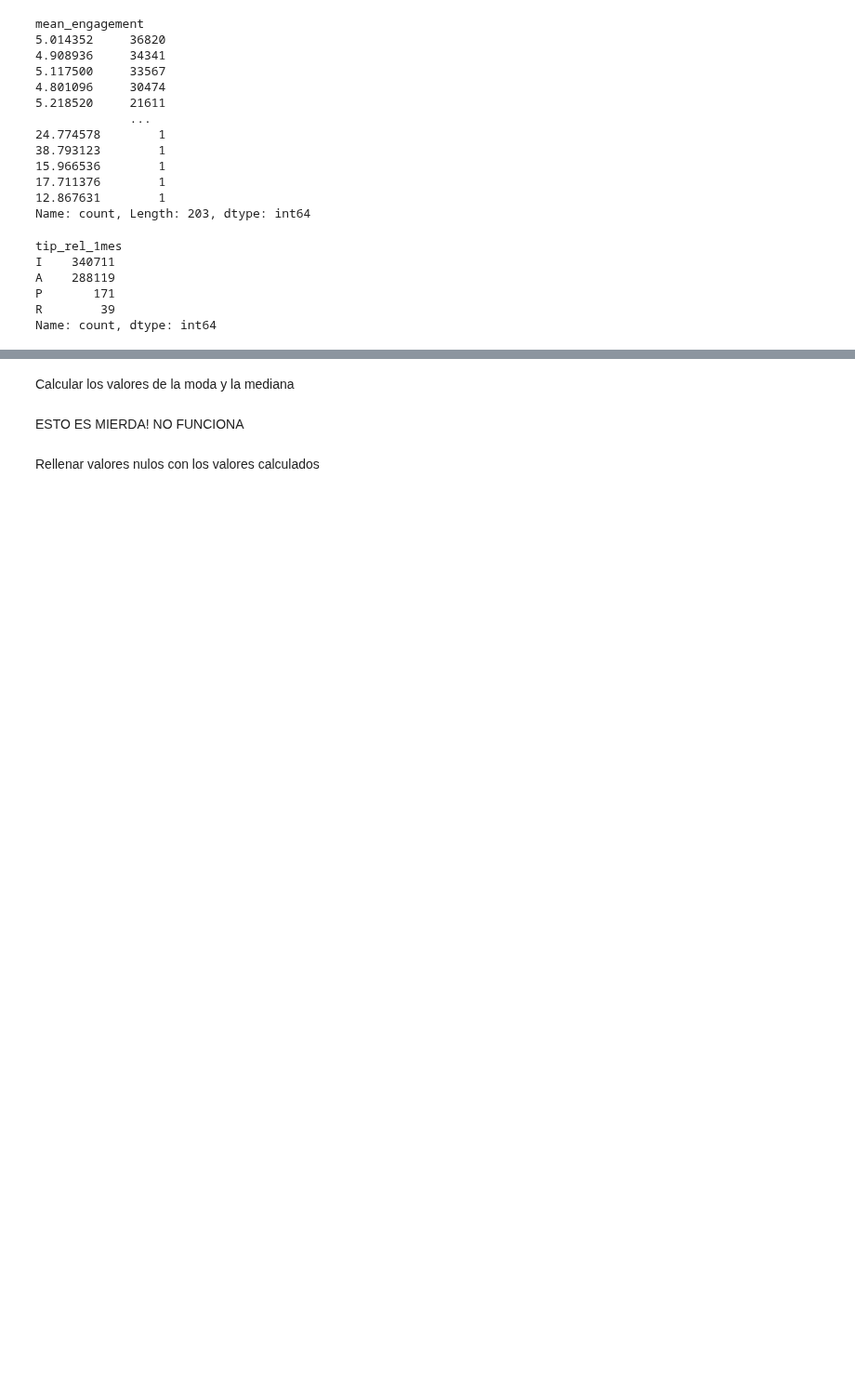
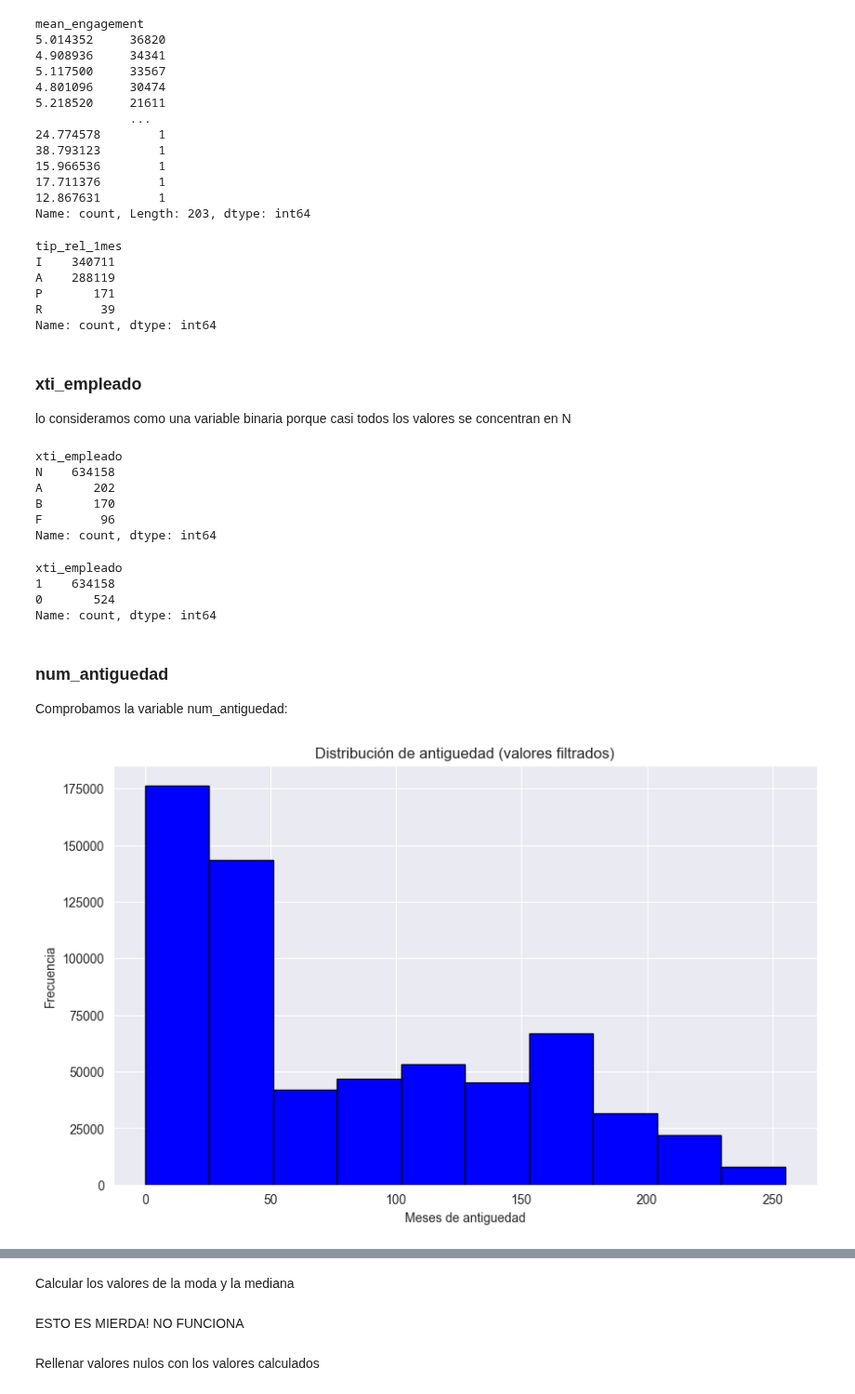
Before and after one commit to pepelopelope/Banking-Product-Recommendations-ML-Project, a Jupyter notebook: Codigo.ipynb, the cells around one changed output, grey strips where cells are left out. Shown at 93% size. Saved outputs shown, nothing was run; the diff lists cells and outputs as text; code cells hidden in the pictures; blank space fills up the shorter version.

```diff
--- a/Codigo.ipynb
+++ b/Codigo.ipynb
@@ -279,3 +303,5 @@ dataset.drop(columns=['fec_ult_cli_1t'], inplace=True)
+# %%
+dataset['xti_rel_1mes'] = pd.to_numeric(dataset['xti_rel_1mes'], errors='coerce')
 # %%
 dataset['xti_rel_1mes'].value_counts()
 # %% [output]
@@ -286,3 +312,6 @@ xti_rel_1mes
 0.0        39
 4.0        13
 Name: count, dtype: int64
+# %%
+dataset['xti_rel_1mes'] = dataset['xti_rel_1mes'].apply(lambda x: 1 if x == 1 else 0)
+dataset['xti_rel_1mes'].value_counts()
@@ -311,3 +349,40 @@ A    288119
 P       171
 R        39
 Name: count, dtype: int64
+# %% [markdown]
+
+### xti_empleado
+lo consideramos como una variable binaria porque casi todos los valores se concentran en N
+# %%
+dataset['xti_empleado'].value_counts()
+# %% [output]
+xti_empleado
+N    634158
+A       202
+B       170
+F        96
+Name: count, dtype: int64
+# %%
+dataset['xti_empleado'] = dataset['xti_empleado'].apply(lambda x: 1 if x == 'N' else 0)
+dataset['xti_empleado'].value_counts()
+# %% [output]
+xti_empleado
+1    634158
+0       524
+Name: count, dtype: int64
+# %% [markdown]
+### num_antiguedad
+Comprobamos la variable num_antiguedad:
+# %%
+dataset['num_antiguedad'] = pd.to_numeric(dataset['num_antiguedad'], errors='coerce')
+# %%
+plt.figure(figsize=(10, 6))  # Create a figure with desired size
+plt.hist(dataset['num_antiguedad'], bins=10, color='blue', edgecolor='black')
+
+plt.title('Distribución de antiguedad (valores filtrados)')
+plt.xlabel('Meses de antiguedad')
+plt.ylabel('Frecuencia')
+
+plt.show()
+# %% [output]
+[figure, added]
```
Also changed, not shown: parts of 13 cells of this notebook.
